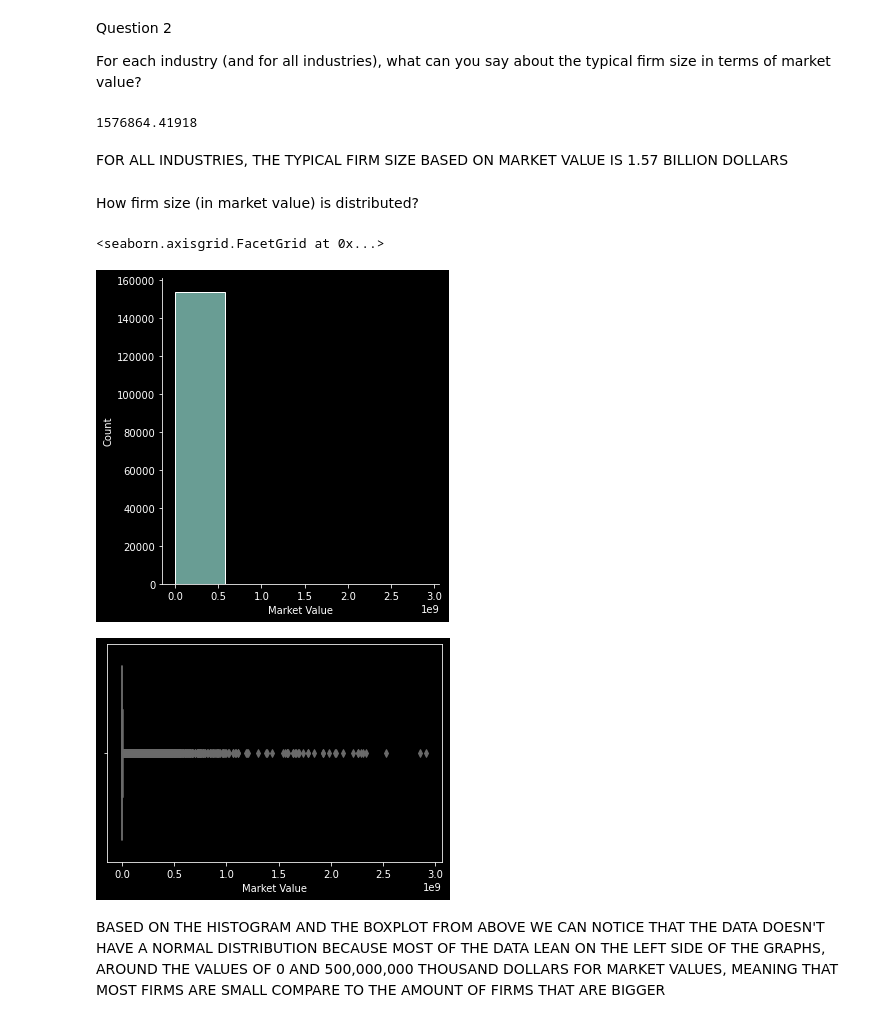
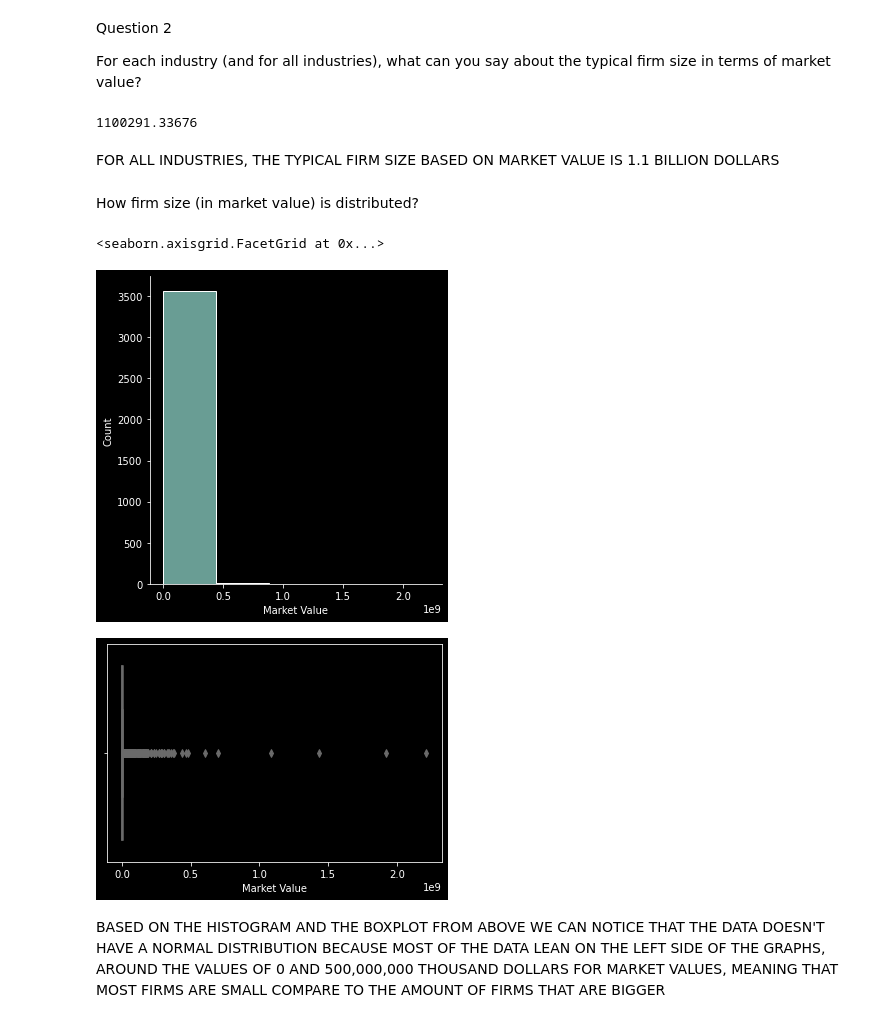
Before and after one commit to maribarram/M1_EstadisticaParaCienciaDeDatos, a Jupyter notebook: CasoNegocios/EntregaFinal.ipynb, the cells around one changed output. Saved outputs shown, nothing was run; the diff lists cells and outputs as text; code cells hidden in the pictures.

```diff
--- a/CasoNegocios/EntregaFinal.ipynb
+++ b/CasoNegocios/EntregaFinal.ipynb
@@ -69,12 +68,15 @@ data["revenue"] = data["revenue"].replace(0,np.nan)
 data["originalprice"] = data["originalprice"].replace(0,np.nan)
 data["totalassets"] = data["totalassets"].replace(0,np.nan)
-# %%
-data["Op_profitmargin"] = data["Ebit"]/data["revenue"]  #Porcentaje
+# %%
+data["OPM_sum"] = data["Ebit"] + data["revenue"]
+data["Op_profitmargin"] = data["OPM_sum"]/data["revenue"]  #Porcentaje
+data["Op_profitmargin"] = data["Op_profitmargin"].replace([np.inf, -np.inf], np.nan)  #Porcentaje
 # %%
 data["net_income"] = data["Ebit"] - data["otheropexp"] - data["incometax"] - data["finexp"] + data["extraincome"]
 # %%
 pd.options.display.float_format = "{:,.2f}".format
 data["Profit margin"] = (data["net_income"] / data["revenue"])  #Porcentaje
+data["Profit margin"] = data["Profit margin"].replace([np.inf, -np.inf], np.nan)
 # %%
 #Divide by industry
 data_industry1 = data.loc[(data["Sector NAICS level 1"] == "Wholesale Trade") | (data["Sector NAICS level 1"] == "Retail Trade")]
@@ -125,22 +149,23 @@ Question 2
 For each industry (and for all industries), what can you say about the typical firm size in terms of market value?
 # %%
 #For all industries based on market value
-data["Market Value"].median()
+aux = data.groupby('firm').last()
+aux["Market Value"].median()
 # %% [output]
-1576864.41918
+1100291.33676
 # %% [markdown]
-FOR ALL INDUSTRIES, THE TYPICAL FIRM SIZE BASED ON MARKET VALUE IS 1.57 BILLION DOLLARS
+FOR ALL INDUSTRIES, THE TYPICAL FIRM SIZE BASED ON MARKET VALUE IS 1.1 BILLION DOLLARS
 # %% [markdown]
 How firm size (in market value) is distributed?
 # %%
-sns.displot(x ='Market Value',bins = 5,data=data)
+sns.displot(x ='Market Value',bins = 5,data=aux)
 # %% [output]
 <seaborn.axisgrid.FacetGrid at 0x...>
-[figure, old version]
+[figure, new version]
 # %%
-ax = sns.boxplot(x=data["Market Value"])
+ax = sns.boxplot(x=aux["Market Value"])
 # %% [output]
-[figure, old version]
+[figure, new version]
 # %% [markdown]
 BASED ON THE HISTOGRAM AND THE BOXPLOT FROM ABOVE WE CAN NOTICE THAT THE DATA DOESN'T HAVE A NORMAL DISTRIBUTION BECAUSE MOST OF THE DATA LEAN ON THE LEFT SIDE OF THE GRAPHS, AROUND THE VALUES OF 0 AND 500,000,000 THOUSAND DOLLARS FOR MARKET VALUES, MEANING THAT MOST FIRMS ARE SMALL COMPARE TO THE AMOUNT OF FIRMS THAT ARE BIGGER
 # %% [markdown]
```
Also changed, not shown: parts of 32 cells of this notebook, 4 other files.
